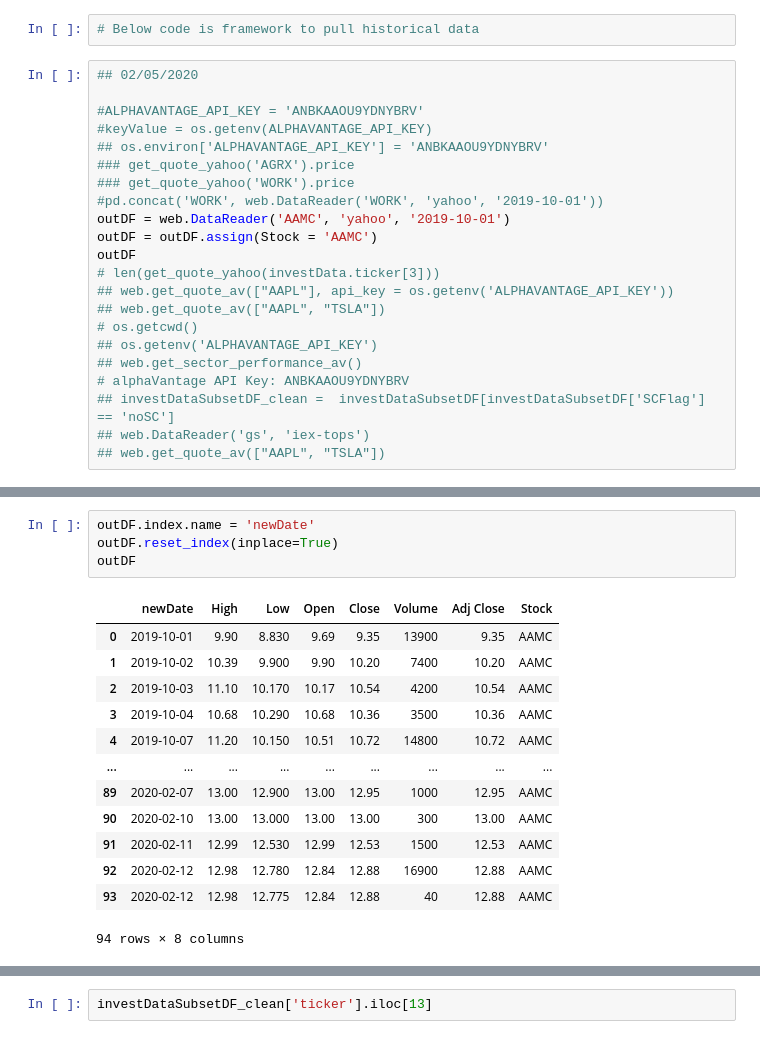
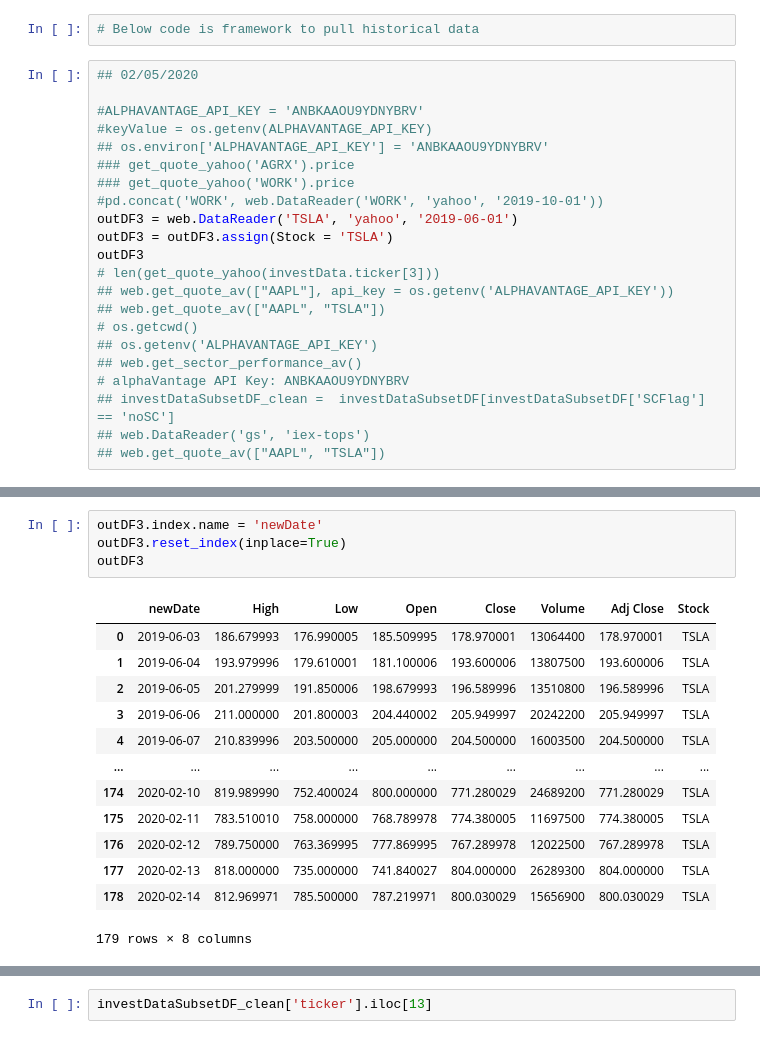
Before and after one commit to dcovarru/investmentsPython, a Jupyter notebook: investments.ipynb, the cells around one changed output, grey strips where cells are left out. Drawn from its saved outputs; the diff is of its cells as text.

```diff
--- a/investments.ipynb
+++ b/investments.ipynb
@@ -258,9 +268,9 @@ drive.flush_and_unmount()
 ### get_quote_yahoo('AGRX').price
 ### get_quote_yahoo('WORK').price
 #pd.concat('WORK', web.DataReader('WORK', 'yahoo', '2019-10-01'))
-outDF = web.DataReader('AAMC', 'yahoo', '2019-10-01')
-outDF = outDF.assign(Stock = 'AAMC')
-outDF
+outDF3 = web.DataReader('TSLA', 'yahoo', '2019-06-01')
+outDF3 = outDF3.assign(Stock = 'TSLA')
+outDF3
 # len(get_quote_yahoo(investData.ticker[3]))
 ## web.get_quote_av(["AAPL"], api_key = os.getenv('ALPHAVANTAGE_API_KEY'))
 ## web.get_quote_av(["AAPL", "TSLA"])
@@ -289,19 +299,19 @@ outDF
 # %%
-outDF.index.name = 'newDate'
-outDF.reset_index(inplace=True)
-outDF
+outDF3.index.name = 'newDate'
+outDF3.reset_index(inplace=True)
+outDF3
 # %% [output]
 |  | newDate | High | Low | Open | Close | Volume | Adj Close | Stock |
-| 0 | 2019-10-01 | 9.90 | 8.830 | 9.69 | 9.35 | 13900 | 9.35 | AAMC |
-| 1 | 2019-10-02 | 10.39 | 9.900 | 9.90 | 10.20 | 7400 | 10.20 | AAMC |
-| 2 | 2019-10-03 | 11.10 | 10.170 | 10.17 | 10.54 | 4200 | 10.54 | AAMC |
-| 3 | 2019-10-04 | 10.68 | 10.290 | 10.68 | 10.36 | 3500 | 10.36 | AAMC |
-| 4 | 2019-10-07 | 11.20 | 10.150 | 10.51 | 10.72 | 14800 | 10.72 | AAMC |
+| 0 | 2019-06-03 | 186.679993 | 176.990005 | 185.509995 | 178.970001 | 13064400 | 178.970001 | TSLA |
+| 1 | 2019-06-04 | 193.979996 | 179.610001 | 181.100006 | 193.600006 | 13807500 | 193.600006 | TSLA |
+| 2 | 2019-06-05 | 201.279999 | 191.850006 | 198.679993 | 196.589996 | 13510800 | 196.589996 | TSLA |
+| 3 | 2019-06-06 | 211.000000 | 201.800003 | 204.440002 | 205.949997 | 20242200 | 205.949997 | TSLA |
+| 4 | 2019-06-07 | 210.839996 | 203.500000 | 205.000000 | 204.500000 | 16003500 | 204.500000 | TSLA |
 | ... | ... | ... | ... | ... | ... | ... | ... | ... |
-| 89 | 2020-02-07 | 13.00 | 12.900 | 13.00 | 12.95 | 1000 | 12.95 | AAMC |
-| 90 | 2020-02-10 | 13.00 | 13.000 | 13.00 | 13.00 | 300 | 13.00 | AAMC |
-| 91 | 2020-02-11 | 12.99 | 12.530 | 12.99 | 12.53 | 1500 | 12.53 | AAMC |
-| 92 | 2020-02-12 | 12.98 | 12.780 | 12.84 | 12.88 | 16900 | 12.88 | AAMC |
-| 93 | 2020-02-12 | 12.98 | 12.775 | 12.84 | 12.88 | 40 | 12.88 | AAMC |
+| 174 | 2020-02-10 | 819.989990 | 752.400024 | 800.000000 | 771.280029 | 24689200 | 771.280029 | TSLA |
+| 175 | 2020-02-11 | 783.510010 | 758.000000 | 768.789978 | 774.380005 | 11697500 | 774.380005 | TSLA |
+| 176 | 2020-02-12 | 789.750000 | 763.369995 | 777.869995 | 767.289978 | 12022500 | 767.289978 | TSLA |
+| 177 | 2020-02-13 | 818.000000 | 735.000000 | 741.840027 | 804.000000 | 26289300 | 804.000000 | TSLA |
+| 178 | 2020-02-14 | 812.969971 | 785.500000 | 787.219971 | 800.030029 | 15656900 | 800.030029 | TSLA |
-94 rows × 8 columns
+179 rows × 8 columns
 # %%
```
Also changed, not shown: parts of 5 cells of this notebook.
